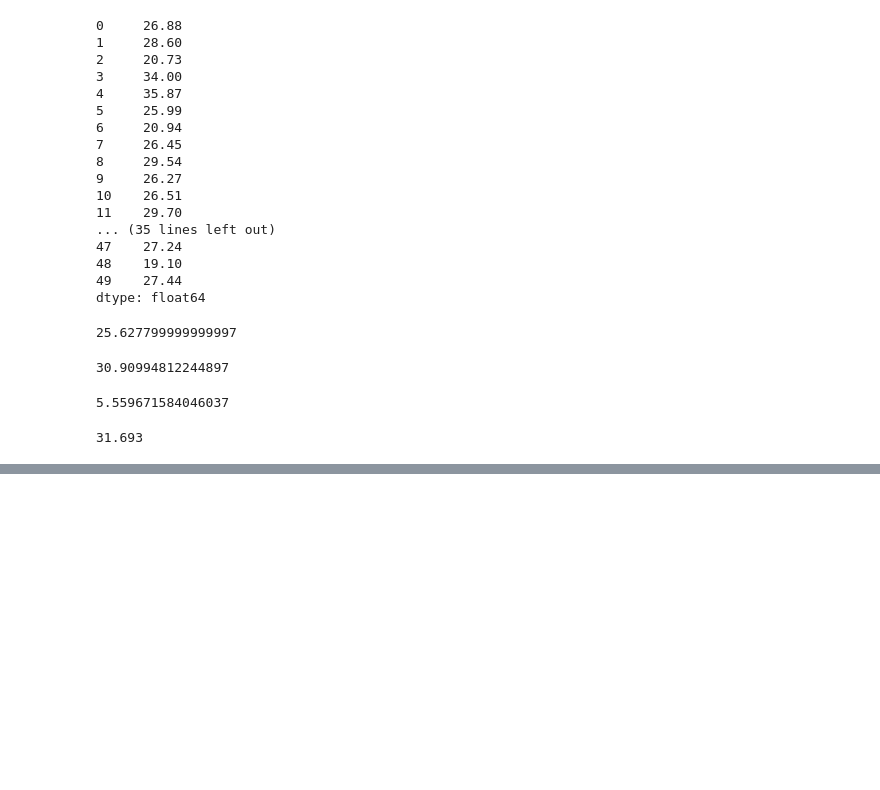
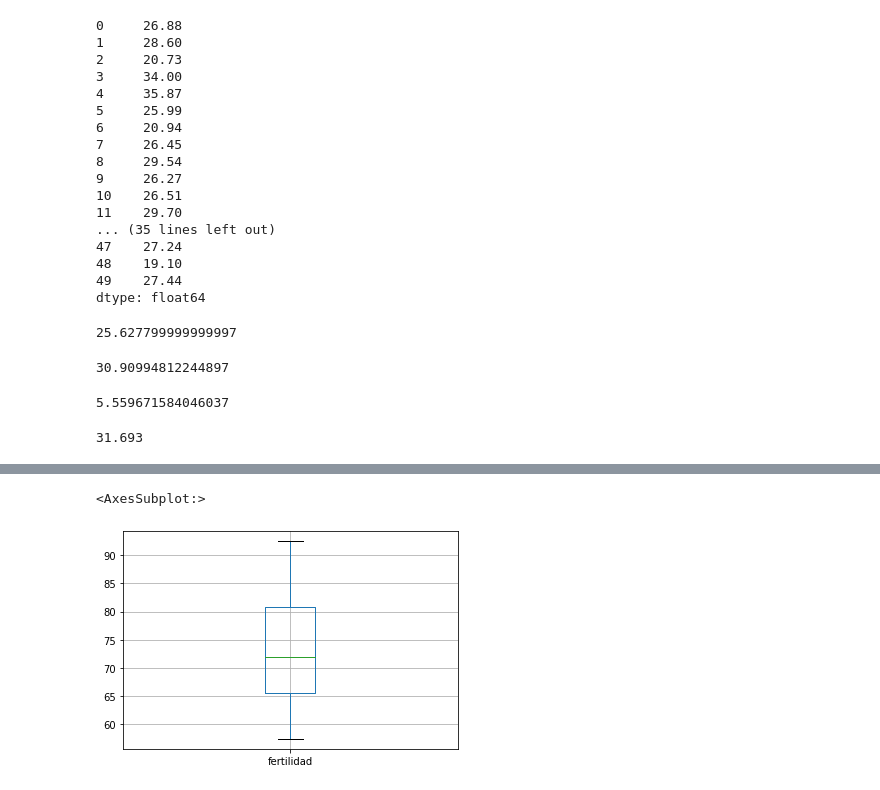
Before and after one commit to JoanClaverol/Probabilidad-y-Estad-stica-aplicada-a-Negocios-y-Empresas, a Jupyter notebook: notebooks/Problemas_de_Estadística_Descriptiva_Resumen.ipynb, the cells around one changed output, grey strips where cells are left out. Cells and saved outputs as stored; diff of their text form; code cells hidden in the pictures; blank space fills up the shorter version.

```diff
--- a/notebooks/Problemas_de_Estadística_Descriptiva_Resumen.ipynb
+++ b/notebooks/Problemas_de_Estadística_Descriptiva_Resumen.ipynb
@@ -104,0 +192,5 @@ siguientes:
+# %%
+provincias.query(f"educacion < {provincias_info['75%']}").boxplot('fertilidad')
+# %% [output]
+<AxesSubplot:>
+[figure, added]
```
Also changed, not shown: parts of 12 cells of this notebook, 27 other files.
